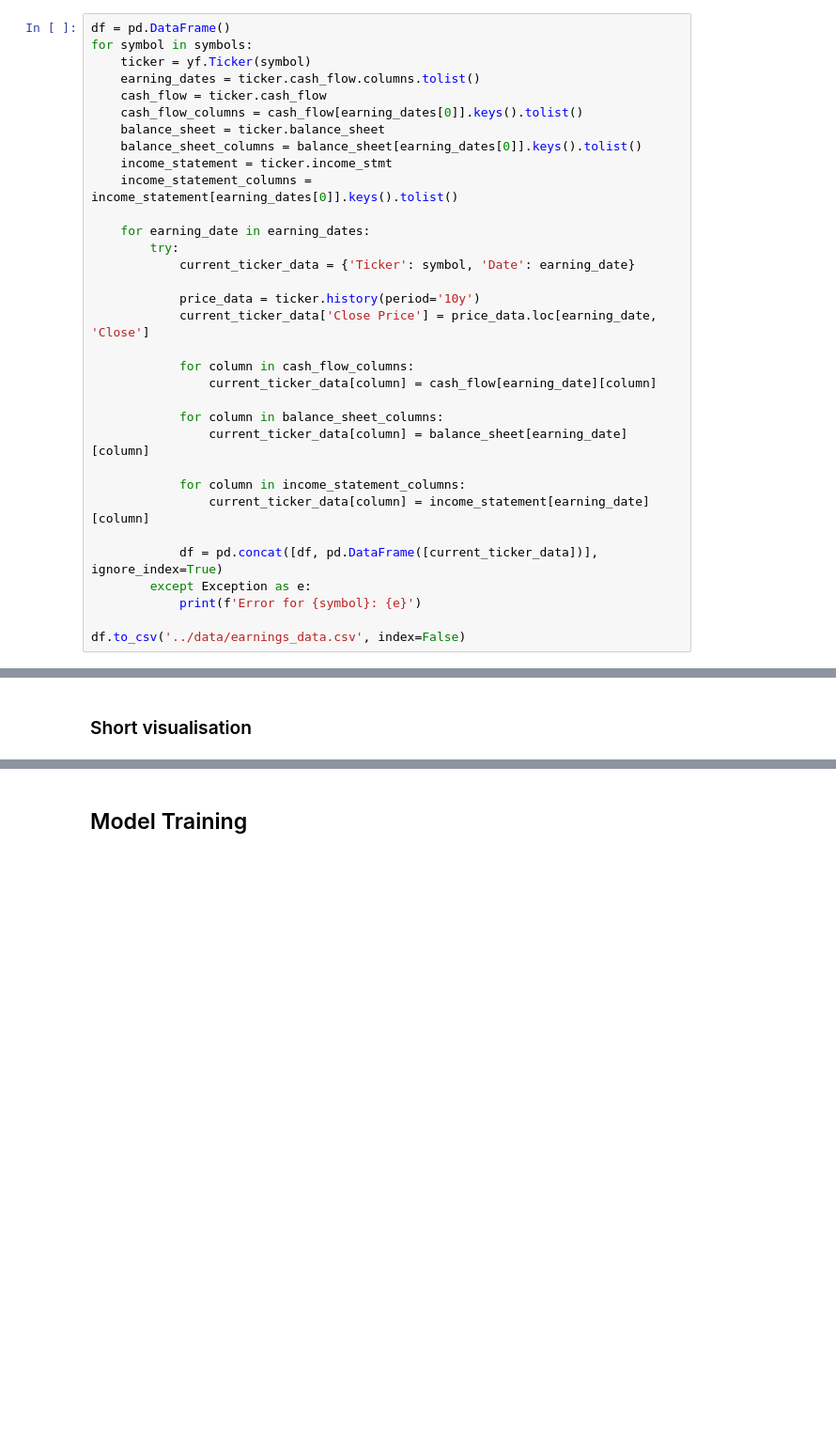
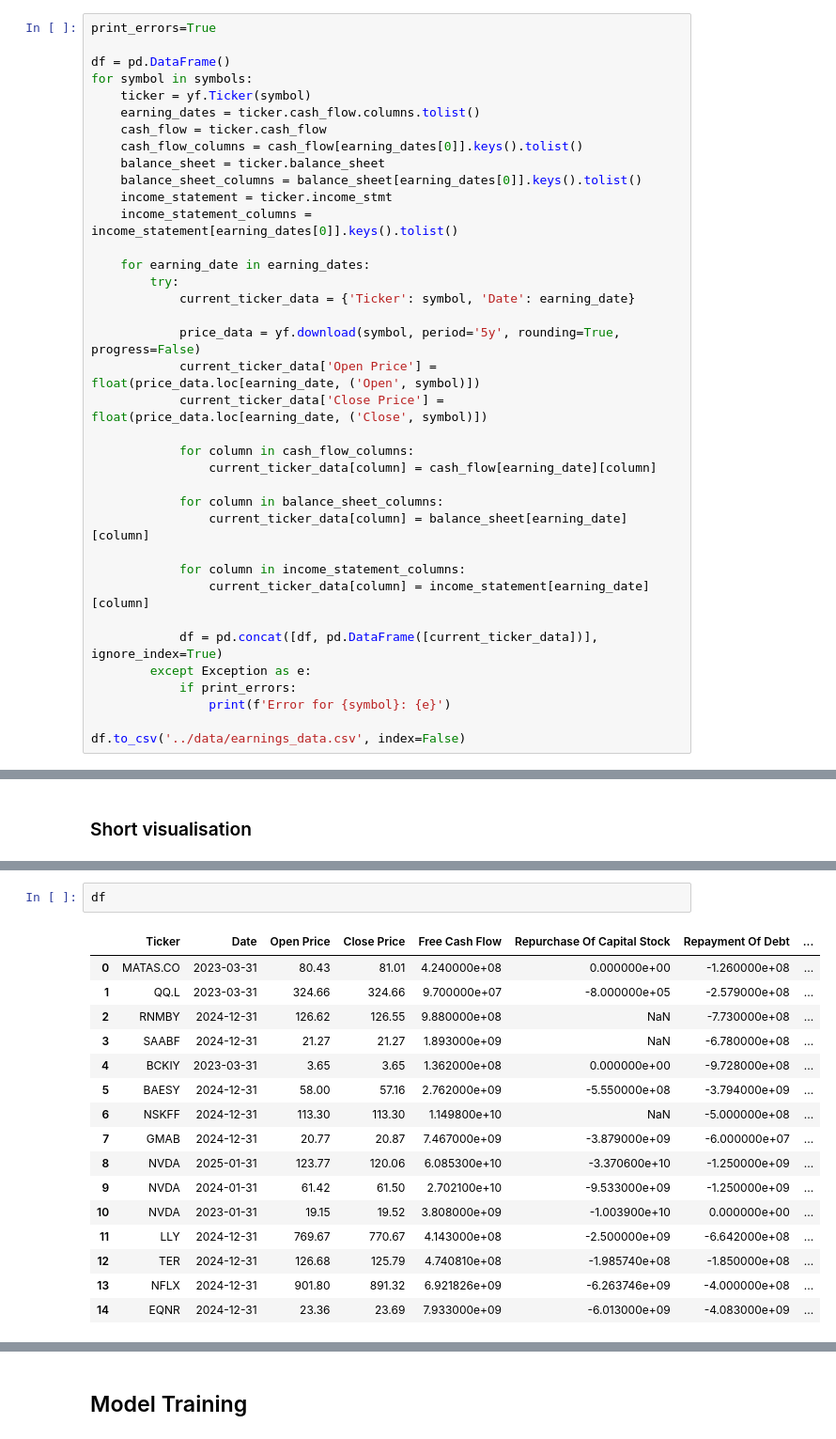
Before and after one commit to P1N60/Uni, a Jupyter notebook: VS-Code/Side-Projects/money_printer/Notebooks/money_printer.ipynb, the cells around one changed output, grey strips where cells are left out. Shown at 94% size. Cells and saved outputs as stored; diff of their text form; blank space fills up the shorter version.

```diff
--- a/VS-Code/Side-Projects/money_printer/Notebooks/money_printer.ipynb
+++ b/VS-Code/Side-Projects/money_printer/Notebooks/money_printer.ipynb
@@ -54,4 +93,6 @@ test
 # %%
+print_errors=True
+
 df = pd.DataFrame()
 for symbol in symbols:
     ticker = yf.Ticker(symbol)
@@ -67,8 +108,9 @@ for symbol in symbols:
         try:
             current_ticker_data = {'Ticker': symbol, 'Date': earning_date}
 
-            price_data = ticker.history(period='10y')
-            current_ticker_data['Close Price'] = price_data.loc[earning_date, 'Close']
+            price_data = yf.download(symbol, period='5y', rounding=True, progress=False)
+            current_ticker_data['Open Price'] = float(price_data.loc[earning_date, ('Open', symbol)])
+            current_ticker_data['Close Price'] = float(price_data.loc[earning_date, ('Close', symbol)])
 
             for column in cash_flow_columns:
                 current_ticker_data[column] = cash_flow[earning_date][column]
@@ -81,7 +123,8 @@ for symbol in symbols:
 
             df = pd.concat([df, pd.DataFrame([current_ticker_data])], ignore_index=True)
         except Exception as e:
-            print(f'Error for {symbol}: {e}')
+            if print_errors:
+                print(f'Error for {symbol}: {e}')
 
 df.to_csv('../data/earnings_data.csv', index=False)
 # %% [output]
@@ -144,0 +150,19 @@ if getNewData:
+# %%
+df
+# %% [output]
+|  | Ticker | Date | Open Price | Close Price | Free Cash Flow | Repurchase Of Capital Stock | Repayment Of Debt | ... |
+| 0 | MATAS.CO | 2023-03-31 | 80.43 | 81.01 | 4.240000e+08 | 0.000000e+00 | -1.260000e+08 | ... |
+| 1 | QQ.L | 2023-03-31 | 324.66 | 324.66 | 9.700000e+07 | -8.000000e+05 | -2.579000e+08 | ... |
+| 2 | RNMBY | 2024-12-31 | 126.62 | 126.55 | 9.880000e+08 | NaN | -7.730000e+08 | ... |
+| 3 | SAABF | 2024-12-31 | 21.27 | 21.27 | 1.893000e+09 | NaN | -6.780000e+08 | ... |
+| 4 | BCKIY | 2023-03-31 | 3.65 | 3.65 | 1.362000e+08 | 0.000000e+00 | -9.728000e+08 | ... |
+| 5 | BAESY | 2024-12-31 | 58.00 | 57.16 | 2.762000e+09 | -5.550000e+08 | -3.794000e+09 | ... |
+| 6 | NSKFF | 2024-12-31 | 113.30 | 113.30 | 1.149800e+10 | NaN | -5.000000e+08 | ... |
+| 7 | GMAB | 2024-12-31 | 20.77 | 20.87 | 7.467000e+09 | -3.879000e+09 | -6.000000e+07 | ... |
+| 8 | NVDA | 2025-01-31 | 123.77 | 120.06 | 6.085300e+10 | -3.370600e+10 | -1.250000e+09 | ... |
+| 9 | NVDA | 2024-01-31 | 61.42 | 61.50 | 2.702100e+10 | -9.533000e+09 | -1.250000e+09 | ... |
+| 10 | NVDA | 2023-01-31 | 19.15 | 19.52 | 3.808000e+09 | -1.003900e+10 | 0.000000e+00 | ... |
+| 11 | LLY | 2024-12-31 | 769.67 | 770.67 | 4.143000e+08 | -2.500000e+09 | -6.642000e+08 | ... |
+| 12 | TER | 2024-12-31 | 126.68 | 125.79 | 4.740810e+08 | -1.985740e+08 | -1.850000e+08 | ... |
+| 13 | NFLX | 2024-12-31 | 901.80 | 891.32 | 6.921826e+09 | -6.263746e+09 | -4.000000e+08 | ... |
+| 14 | EQNR | 2024-12-31 | 23.36 | 23.69 | 7.933000e+09 | -6.013000e+09 | -4.083000e+09 | ... |
```
Also changed, not shown: parts of 12 cells of this notebook, 1 other file.
